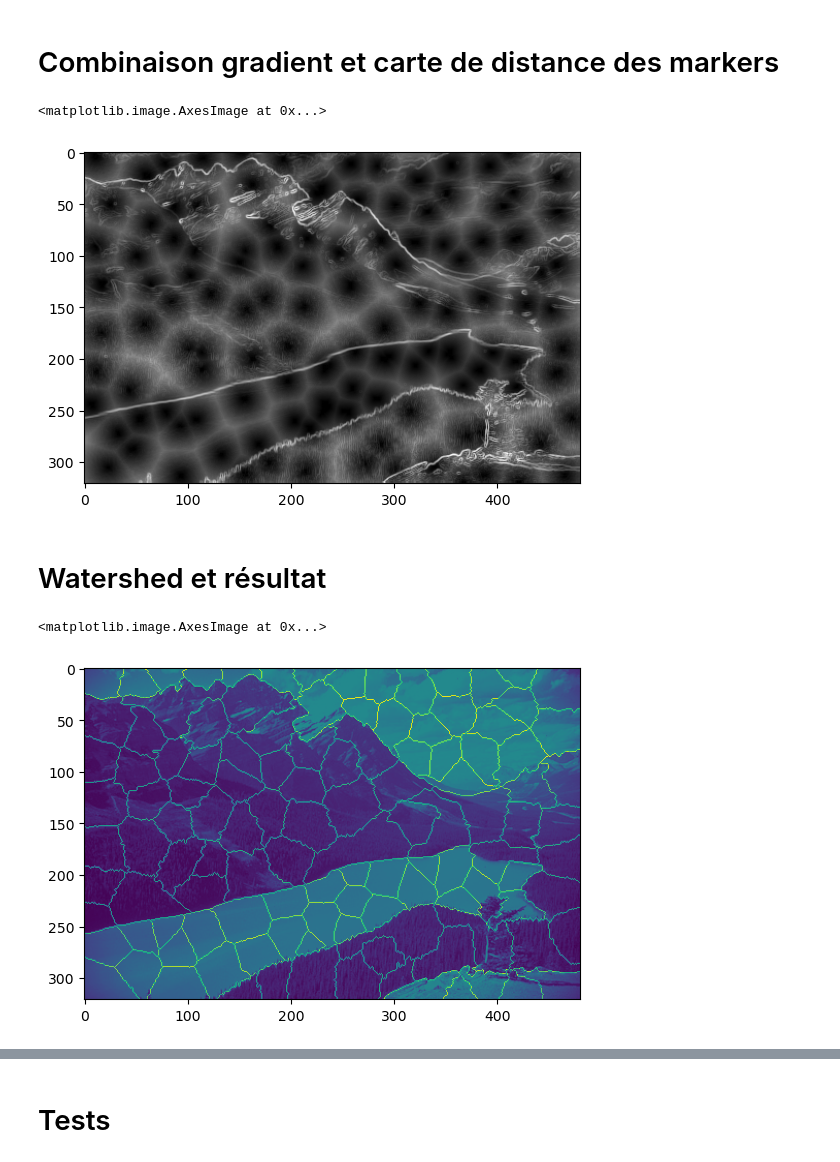
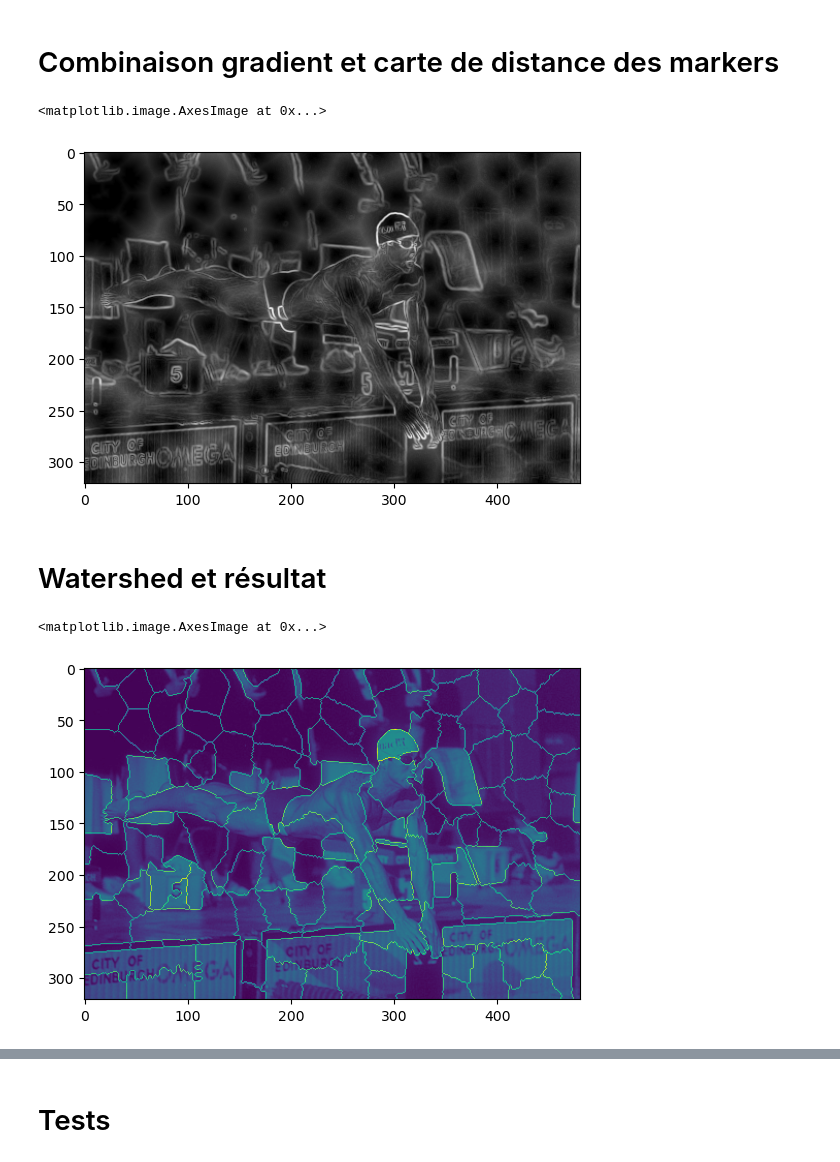
Before and after one commit to cvincent13/ProjetIMA, a Jupyter notebook: Waterpixel_Vincent_KegneGumete.ipynb, the cells around one changed output, grey strips where cells are left out. Saved outputs shown, nothing was run; the diff lists cells and outputs as text; code cells hidden in the pictures.

```diff
--- a/Waterpixel_Vincent_KegneGumete.ipynb
+++ b/Waterpixel_Vincent_KegneGumete.ipynb
@@ -12,18 +12,18 @@ from skimage.feature import peak_local_max
 # %% [markdown]
 # Image à traiter
 # %%
-path='image2.jpg'
+path='BSDS300/images/train/153093.jpg'
 img_gray = cv2.imread(path, cv2.IMREAD_GRAYSCALE)
 img_color = cv2.imread(path)
 n, m = img_gray.shape
 
 
 plt.subplot(1, 2, 1)
-plt.imshow(img_gray)
+plt.imshow(img_gray, cmap='gray')
 plt.title("img_gray")
 
 plt.subplot(1, 2, 2)
-plt.imshow(img_color)
+plt.imshow(img_color[...,::-1])
 plt.title("img_color")
 n, m
 # %% [output]
@@ -35,7 +35,7 @@ n, m
 # Paramètres
 sp_in_line = 14
 seuil = 0.85
-k=0.75
+k=0.5
 kernel = cv2.getStructuringElement(cv2.MORPH_RECT,(3,3))
 # %% [markdown]
 # Gradient
@@ -424,12 +424,12 @@ plot_images(carte_dist_cells, carte_cells_seuil, img_markers, img_connected_mark
 carte_dist_markers = carte_distance(img_connected_markers)
 carte_dist_markers = carte_dist_markers*(255/np.max(carte_dist_markers))
 
-res = carte_dist_markers*k + grad
+reg_grad = carte_dist_markers*k + grad
 
-plt.imshow(res, cmap='gray')
+plt.imshow(reg_grad, cmap='gray')
 # %% [output]
 <matplotlib.image.AxesImage at 0x...>
-[figure, old version]
+[figure, new version]
 # %% [markdown]
 # Watershed et résultat
 # %%
@@ -454,9 +454,9 @@ def get_watershed_borders(labels):
     return watershed_borders
 # %%
 watershed_markers = get_watershed_markers(connected_markers, (n,m))
-labels = watershed(res, watershed_markers, watershed_line=True)
+labels = watershed(reg_grad, watershed_markers, watershed_line=True)
 watershed_borders = get_watershed_borders(labels)
 plt.imshow(watershed_borders+img_gray)
 # %% [output]
 <matplotlib.image.AxesImage at 0x...>
-[figure, old version]
+[figure, new version]
```
Also changed, not shown: parts of 9 cells of this notebook.
